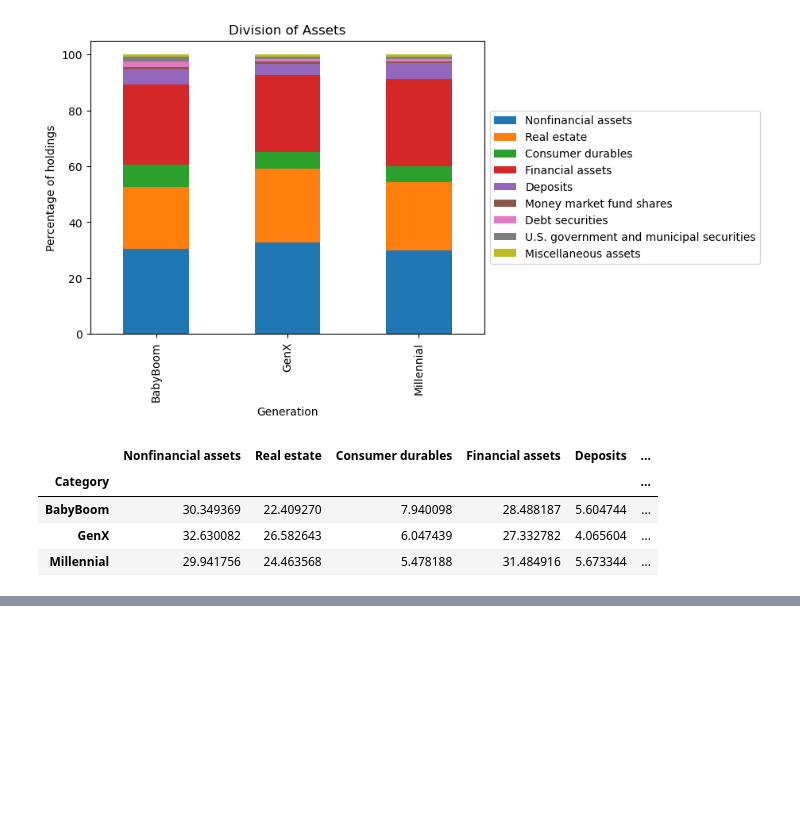
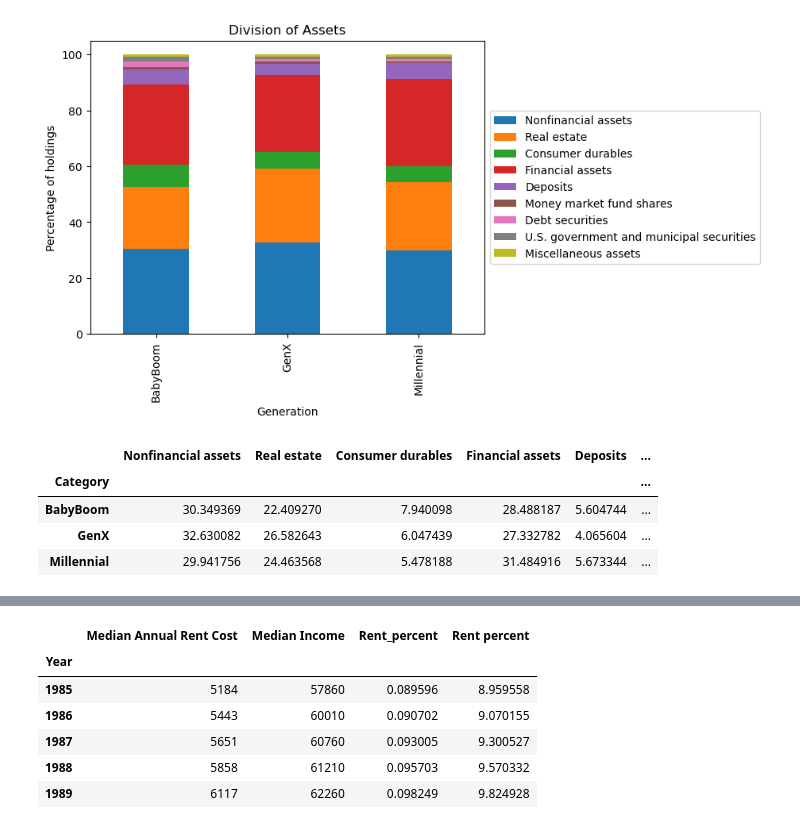
Before and after one commit to JCamp-12/AI-Project-1, a Jupyter notebook: JNS_Generation_research.ipynb, the cells around one changed output, grey strips where cells are left out. Cells and saved outputs as stored; diff of their text form; code cells hidden in the pictures; blank space fills up the shorter version.

```diff
--- a/JNS_Generation_research.ipynb
+++ b/JNS_Generation_research.ipynb
@@ -257,0 +284,13 @@ stacked_assets.head()
+# %%
+#Calculate rent % of income and add to rental income data frame and multiply by 100 for better percentage formatting
+rent_income_df["Rent percent"] = (rent_income_df["Median Annual Rent Cost"] / rent_income_df["Median Income"])*100
+rent_income_df["Rent percent"] = rent_income_df["Rent percent"]#.map('{:.2%}'.format)
+rent_income_df.head()
+# %% [output]
+|  | Median Annual Rent Cost | Median Income | Rent_percent | Rent percent |
+| Year |  |  |  |  |
+| 1985 | 5184 | 57860 | 0.089596 | 8.959558 |
+| 1986 | 5443 | 60010 | 0.090702 | 9.070155 |
+| 1987 | 5651 | 60760 | 0.093005 | 9.300527 |
+| 1988 | 5858 | 61210 | 0.095703 | 9.570332 |
+| 1989 | 6117 | 62260 | 0.098249 | 9.824928 |
```
Also changed, not shown: parts of 4 cells of this notebook, 4 other files.
